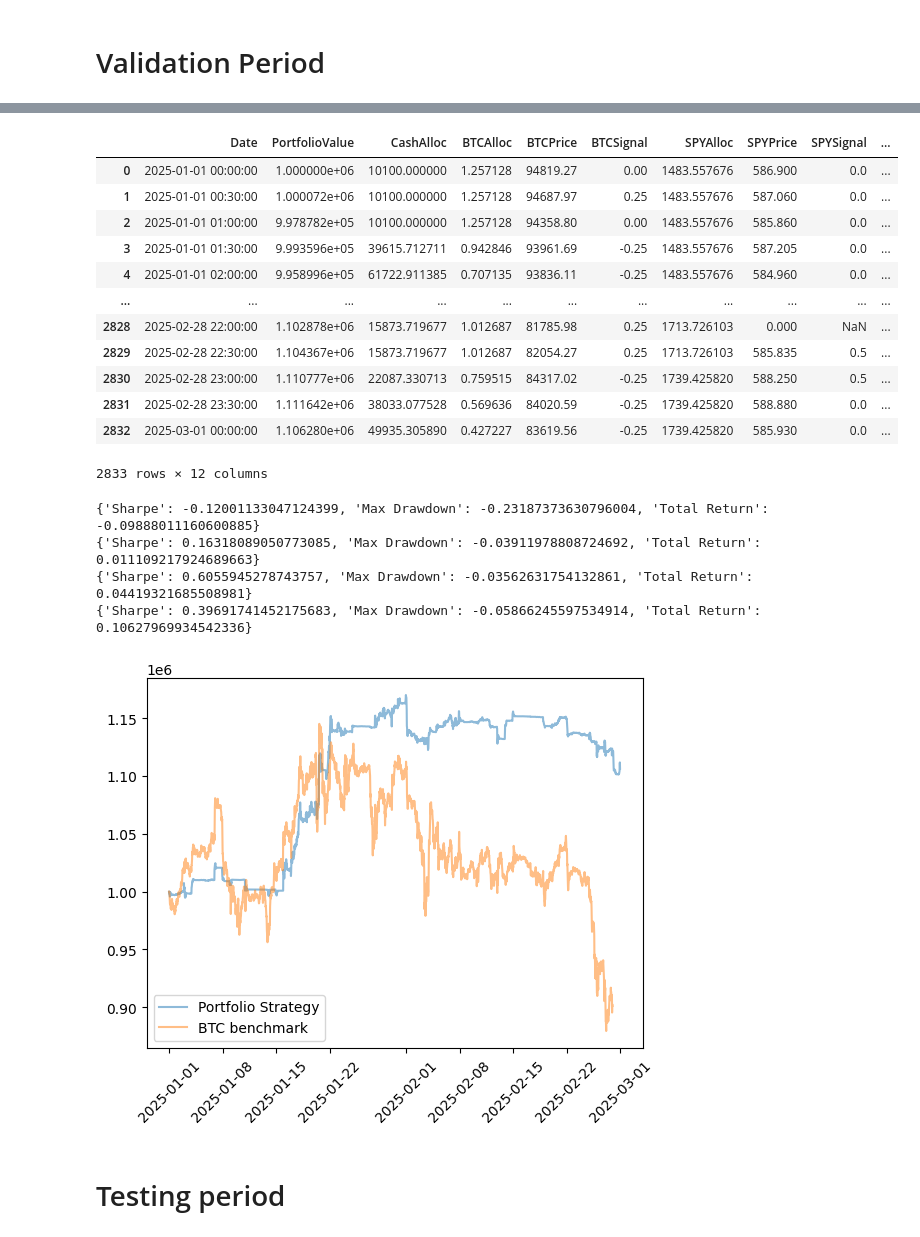
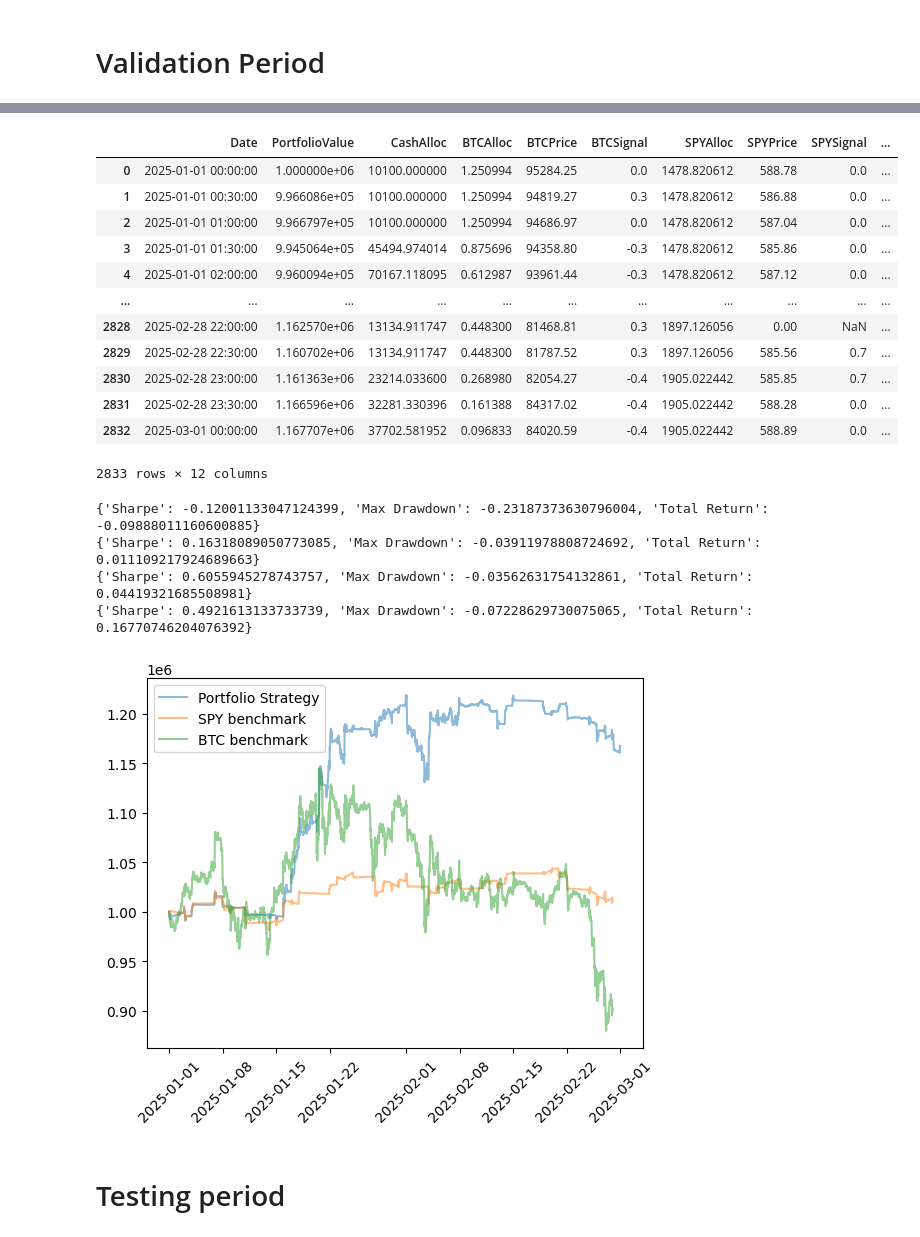
Before and after one commit to jeswid/DSE4211_Trading_Strategy, a Jupyter notebook: src/Bollinger Bands final.ipynb, the cells around one changed output, grey strips where cells are left out. Drawn from its saved outputs; the diff is of its cells as text; code cells hidden in the pictures.

```diff
--- a/src/Bollinger Bands final.ipynb
+++ b/src/Bollinger Bands final.ipynb
@@ -125,7 +125,7 @@ def generate_enhanced_signals(df):
 
     # Combined signal (weighted approach)
     # SMA trend signals get 60% weight, BB signals get 40% weight
-    combined_signal = (macd_signal * 0.25) + (bb_signal * 0.5) + (sma_signal * 0.25)
+    combined_signal = (macd_signal * 0.3) + (bb_signal * 0.7) + (sma_signal * 0.0)
 
     return pd.DataFrame({
         'macd_signal': sma_signal,
@@ -252,11 +252,11 @@ def backtest_bb_strategy(btc_data, spy_data, tlt_data, start_date, end_date):
     prices = []
     signals_history = [{'BTC': 0, 'SPY': 0, 'TLT': 0}]
 
-    btc_current_price = btc_data[btc_data['Date'] == start_date]['Close'].iloc[0]
+    btc_current_price = btc_data[btc_data['Date'] == start_date]['Open'].iloc[0]
     btc_units = current_holdings['BTC']/btc_current_price
-    spy_current_price = spy_data[spy_data['Date'] == start_date]['Close'].iloc[0]
+    spy_current_price = spy_data[spy_data['Date'] == start_date]['Open'].iloc[0]
     spy_units = current_holdings['SPY']/spy_current_price
-    tlt_current_price = tlt_data[tlt_data['Date'] == start_date]['Close'].iloc[0]
+    tlt_current_price = tlt_data[tlt_data['Date'] == start_date]['Open'].iloc[0]
     tlt_units = current_holdings['TLT']/tlt_current_price
 
     current_units = {'BTC': btc_units, 'SPY': spy_units, 'TLT': tlt_units, 'cash': 10100}
@@ -288,31 +288,31 @@ def backtest_bb_strategy(btc_data, spy_data, tlt_data, start_date, end_date):
         # Filter data up to current date
         btc_current = btc_data[btc_data['Date'] <= current_date]
         #print(btc_current.iloc[-1])
-        btc_current_price = btc_current['Close'].iloc[-1]
+        btc_current_price = btc_current['Open'].iloc[-1]
         btc_prev_price = btc_current['Close'].iloc[-2]
-        current_units['BTC'] = current_holdings['BTC']/btc_prev_price
+        #current_units['BTC'] = current_holdings['BTC']/btc_prev_price
         #current_holdings['BTC'] = current_units['BTC']*btc_current_price
 
         if not btc_current.empty:
             if is_market_hours:
                 # Regular trading hours: all assets tradable
                 spy_current = spy_data[spy_data['Date'] <= current_date]
-                spy_current_price = spy_current['Close'].iloc[-1]
+                spy_current_price = spy_current['Open'].iloc[-1]
                 spy_prev_price = spy_current['Close'].iloc[-2]
-                current_units['SPY'] = current_holdings['SPY']/spy_prev_price
+                #current_units['SPY'] = current_holdings['SPY']/spy_prev_price
                 #current_holdings['SPY'] = current_units['SPY']*spy_current_price
                 tlt_current = tlt_data[tlt_data['Date'] <= current_date]
-                tlt_current_price = tlt_current['Close'].iloc[-1]
+                tlt_current_price = tlt_current['Open'].iloc[-1]
                 tlt_prev_price = tlt_current['Close'].iloc[-2]
-                current_units['TLT'] = current_holdings['TLT']/tlt_prev_price
+                #current_units['TLT'] = current_holdings['TLT']/tlt_prev_price
                 #current_holdings['TLT'] = current_units['TLT']*tlt_current_price
                 current_prices = {'BTC': btc_current_price, 'SPY': spy_current_price, 'TLT': tlt_current_price}
 
                 if not spy_current.empty and not tlt_current.empty:
                     # Generate enhanced signals with Bollinger Bands
-                    btc_signal = generate_enhanced_signals(btc_current[-21:-1])
-                    spy_signal = generate_enhanced_signals(spy_current[-21:-1])
-                    tlt_signal = generate_enhanced_signals(tlt_current[-21:-1])
+                    btc_signal = generate_enhanced_signals(btc_current[:-1])
+                    spy_signal = generate_enhanced_signals(spy_current[:-1])
+                    tlt_signal = generate_enhanced_signals(tlt_current[:-1])
 
                     signals = {
                         'BTC': btc_signal['combined_signal'].iloc[-1],
@@ -369,7 +369,7 @@ def backtest_bb_strategy(btc_data, spy_data, tlt_data, start_date, end_date):
                             continue
 
 
-                btc_signal = generate_enhanced_signals(btc_current.tail(20))
+                btc_signal = generate_enhanced_signals(btc_current[:-1])
 
                 # Use enhanced off-hours logic
                 new_units = enhanced_btc_offhours(btc_signal, current_units, portfolio_value, btc_current_price, commission['BTC'])
@@ -431,17 +430,17 @@ backtesting_df_val = backtest_bb_strategy(btc, spy, tlt, datetime.datetime(2025,
 backtesting_df_val
 # %% [output]
 |  | Date | PortfolioValue | CashAlloc | BTCAlloc | BTCPrice | BTCSignal | SPYAlloc | SPYPrice | SPYSignal | ... |
-| 0 | 2025-01-01 00:00:00 | 1.000000e+06 | 10100.000000 | 1.257128 | 94819.27 | 0.00 | 1483.557676 | 586.900 | 0.0 | ... |
-| 1 | 2025-01-01 00:30:00 | 1.000072e+06 | 10100.000000 | 1.257128 | 94687.97 | 0.25 | 1483.557676 | 587.060 | 0.0 | ... |
-| 2 | 2025-01-01 01:00:00 | 9.978782e+05 | 10100.000000 | 1.257128 | 94358.80 | 0.00 | 1483.557676 | 585.860 | 0.0 | ... |
-| 3 | 2025-01-01 01:30:00 | 9.993596e+05 | 39615.712711 | 0.942846 | 93961.69 | -0.25 | 1483.557676 | 587.205 | 0.0 | ... |
-| 4 | 2025-01-01 02:00:00 | 9.958996e+05 | 61722.911385 | 0.707135 | 93836.11 | -0.25 | 1483.557676 | 584.960 | 0.0 | ... |
+| 0 | 2025-01-01 00:00:00 | 1.000000e+06 | 10100.000000 | 1.250994 | 95284.25 | 0.0 | 1478.820612 | 588.78 | 0.0 | ... |
+| 1 | 2025-01-01 00:30:00 | 9.966086e+05 | 10100.000000 | 1.250994 | 94819.27 | 0.3 | 1478.820612 | 586.88 | 0.0 | ... |
+| 2 | 2025-01-01 01:00:00 | 9.966797e+05 | 10100.000000 | 1.250994 | 94686.97 | 0.0 | 1478.820612 | 587.04 | 0.0 | ... |
+| 3 | 2025-01-01 01:30:00 | 9.945064e+05 | 45494.974014 | 0.875696 | 94358.80 | -0.3 | 1478.820612 | 585.86 | 0.0 | ... |
+| 4 | 2025-01-01 02:00:00 | 9.960094e+05 | 70167.118095 | 0.612987 | 93961.44 | -0.3 | 1478.820612 | 587.12 | 0.0 | ... |
 | ... | ... | ... | ... | ... | ... | ... | ... | ... | ... | ... |
-| 2828 | 2025-02-28 22:00:00 | 1.102878e+06 | 15873.719677 | 1.012687 | 81785.98 | 0.25 | 1713.726103 | 0.000 | NaN | ... |
-| 2829 | 2025-02-28 22:30:00 | 1.104367e+06 | 15873.719677 | 1.012687 | 82054.27 | 0.25 | 1713.726103 | 585.835 | 0.5 | ... |
-| 2830 | 2025-02-28 23:00:00 | 1.110777e+06 | 22087.330713 | 0.759515 | 84317.02 | -0.25 | 1739.425820 | 588.250 | 0.5 | ... |
-| 2831 | 2025-02-28 23:30:00 | 1.111642e+06 | 38033.077528 | 0.569636 | 84020.59 | -0.25 | 1739.425820 | 588.880 | 0.0 | ... |
-| 2832 | 2025-03-01 00:00:00 | 1.106280e+06 | 49935.305890 | 0.427227 | 83619.56 | -0.25 | 1739.425820 | 585.930 | 0.0 | ... |
+| 2828 | 2025-02-28 22:00:00 | 1.162570e+06 | 13134.911747 | 0.448300 | 81468.81 | 0.3 | 1897.126056 | 0.00 | NaN | ... |
+| 2829 | 2025-02-28 22:30:00 | 1.160702e+06 | 13134.911747 | 0.448300 | 81787.52 | 0.3 | 1897.126056 | 585.56 | 0.7 | ... |
+| 2830 | 2025-02-28 23:00:00 | 1.161363e+06 | 23214.033600 | 0.268980 | 82054.27 | -0.4 | 1905.022442 | 585.85 | 0.7 | ... |
+| 2831 | 2025-02-28 23:30:00 | 1.166596e+06 | 32281.330396 | 0.161388 | 84317.02 | -0.4 | 1905.022442 | 588.28 | 0.0 | ... |
+| 2832 | 2025-03-01 00:00:00 | 1.167707e+06 | 37702.581952 | 0.096833 | 84020.59 | -0.4 | 1905.022442 | 588.89 | 0.0 | ... |
 2833 rows × 12 columns
 # %%
 def spy_benchmark(spy_data, start_date, end_date):
@@ -487,17 +486,17 @@ print(calculate_metrics(backtesting_df_val['PortfolioValue']))
 {'Sharpe': -0.12001133047124399, 'Max Drawdown': -0.23187373630796004, 'Total Return': -0.09888011160600885}
 {'Sharpe': 0.16318089050773085, 'Max Drawdown': -0.03911978808724692, 'Total Return': 0.011109217924689663}
 {'Sharpe': 0.6055945278743757, 'Max Drawdown': -0.03562631754132861, 'Total Return': 0.04419321685508981}
-{'Sharpe': 0.39691741452175683, 'Max Drawdown': -0.05866245597534914, 'Total Return': 0.10627969934542336}
+{'Sharpe': 0.4921613133733739, 'Max Drawdown': -0.07228629730075065, 'Total Return': 0.16770746204076392}
 # %%
 plt.plot(backtesting_df_val['Date'], backtesting_df_val['PortfolioValue'], label = 'Portfolio Strategy', alpha = 0.5)
-#plt.plot(spy_portfolio['Date'], spy_portfolio['Value'], label = 'SPY benchmark', alpha = 0.5)
+plt.plot(spy_portfolio['Date'], spy_portfolio['Value'], label = 'SPY benchmark', alpha = 0.5)
 plt.plot(btc_portfolio['Date'], btc_portfolio['Value'], label = 'BTC benchmark', alpha = 0.5)
 #plt.plot(tlt_portfolio['Date'], tlt_portfolio['Value'], label = 'TLT benchmark')
 plt.xticks(rotation=45)
 plt.legend()
 plt.show()
 # %% [output]
-[figure, old version]
+[figure, new version]
 # %% [markdown]
 # Testing period
 # %%
```
Also changed, not shown: parts of 6 cells of this notebook, 1 other file.
